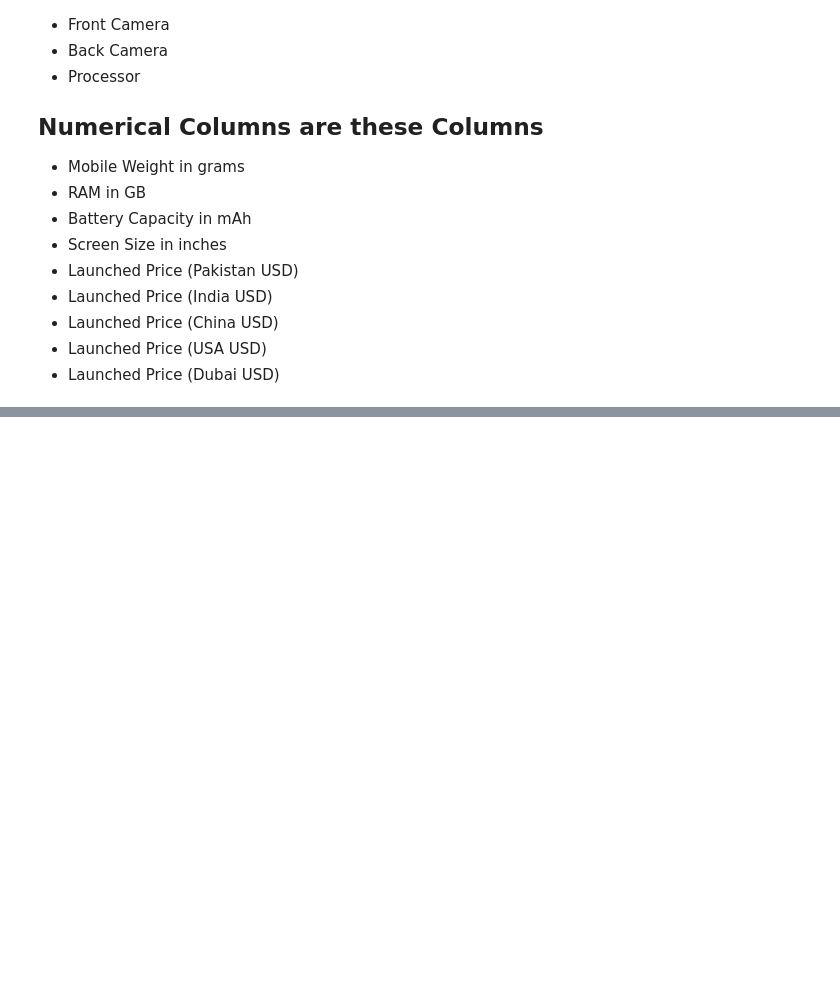
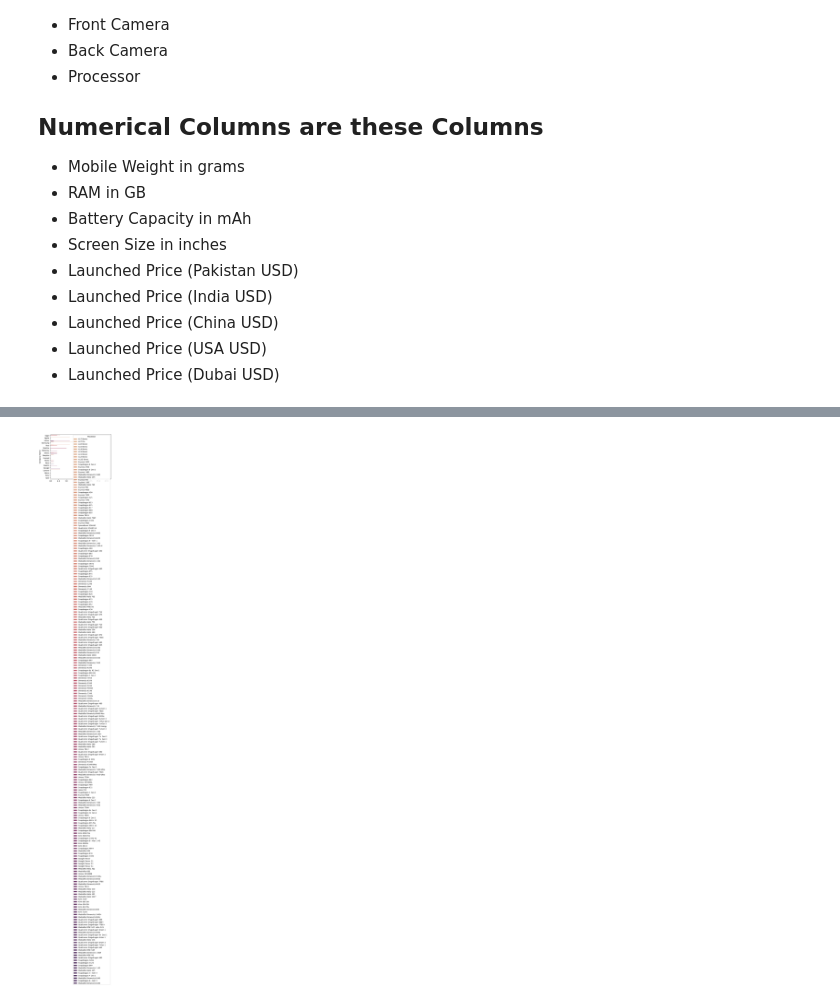
Before and after one commit to BUFONJOKER/mobile_dataset_analysis, a Jupyter notebook: mobiles_dataset_visualization.ipynb, the cells around one changed output, grey strips where cells are left out. Saved outputs shown, nothing was run; the diff lists cells and outputs as text; code cells hidden in the pictures; blank space fills up the shorter version.

```diff
--- a/mobiles_dataset_visualization.ipynb
+++ b/mobiles_dataset_visualization.ipynb
@@ -60,0 +64,7 @@ plt.show()
+# %%
+sns.countplot(data=df,y='Company Name',palette='flare',
+              hue='Processor',
+                order=df['Company Name'].value_counts().index)
+plt.show()
+# %% [output]
+[figure, added]
```
Also changed, not shown: parts of 2 cells of this notebook, 2 other files.
